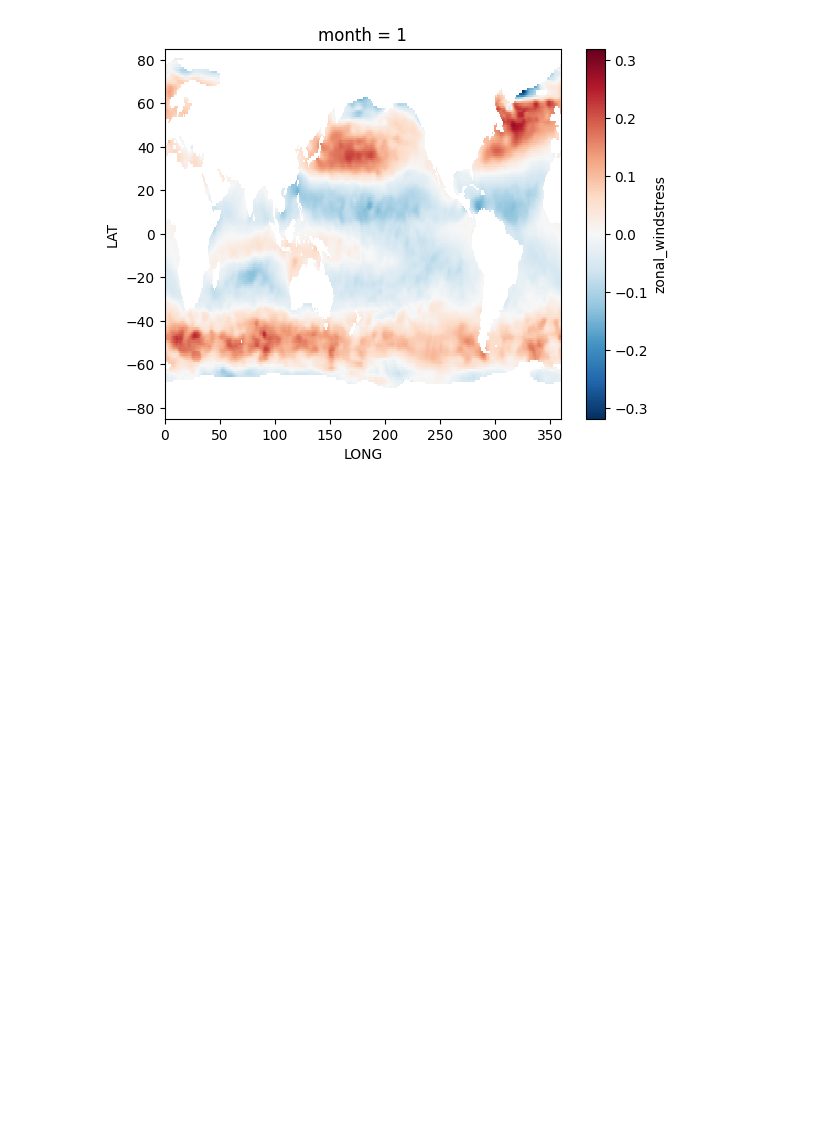
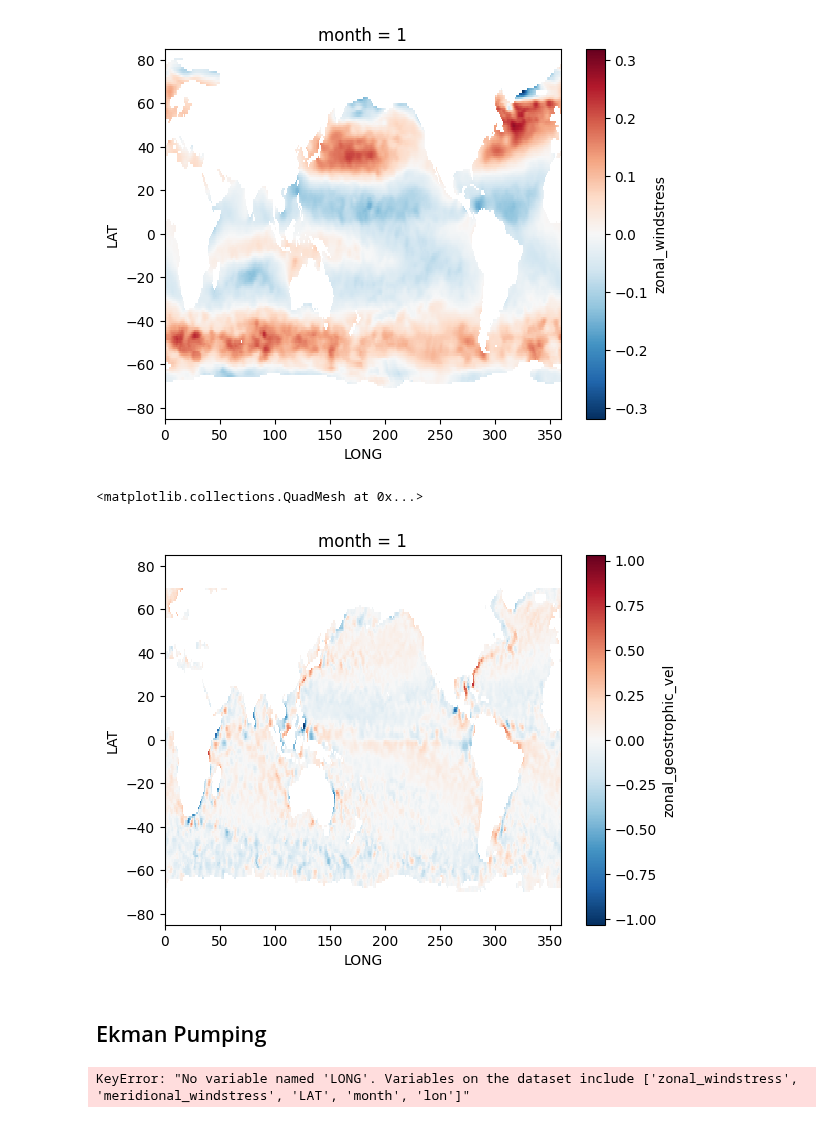
Before and after one commit to JRethemeier/Thermohaline-Circulation, a Jupyter notebook: Assignment7/Assignment7.ipynb, the cells around one changed output. Cells and saved outputs as stored; diff of their text form; code cells hidden in the pictures; blank space fills up the shorter version.

```diff
--- a/Assignment7/Assignment7.ipynb
+++ b/Assignment7/Assignment7.ipynb
@@ -47,3 +55,38 @@ windstress = xr.Dataset(
 # %% [output]
 <matplotlib.collections.QuadMesh at 0x...>
 [figure]
+# %%
+lats = loadmat("./Drifter_climatology.mat").get("lat").T[0]
+lons = loadmat("./Drifter_climatology.mat").get("lon").T[0]
+months = np.arange(1,13)
+geostrophic_velovcity = xr.Dataset(
+    data_vars=dict(
+        zonal_geostrophic_vel=(["LAT","LONG","month"], loadmat("./Drifter_climatology.mat").get("iV_g")),
+        meridional_geostrophic_vel=(["LAT","LONG","month"], loadmat("./Drifter_climatology.mat").get("iU_g")),
+        ),
+    coords=dict(
+        LAT=("LAT", lats),
+        LONG=("LONG", lons),
+        month=("month", months),
+    ),
+).sortby("LONG")
+geostrophic_velovcity.zonal_geostrophic_vel.isel(month=0).plot()
+# %% [output]
+<matplotlib.collections.QuadMesh at 0x...>
+[figure, added]
+# %% [markdown]
+## Ekman Pumping
+# %%
+windstress["lon"] = xr.where(
+    windstress["LONG"]>180, # take all the values, where X is less than zero
+    windstress["LONG"]-360, # if true, add 360
+    windstress["LONG"], # if false take them verbatim
+)
+windstress = (
+    windstress
+    .swap_dims({"LONG": "lon"}) # Make the new values to our dimension
+    .sel(**{"lon":sorted(windstress.lon)}) # make sure to sort them
+    .drop_vars("LONG") # drop the old Dimension
+)
+# %% [output]
+KeyError: "No variable named 'LONG'. Variables on the dataset include ['zonal_windstress', 'meridional_windstress', 'LAT', 'month', 'lon']"
```
Also changed, not shown: parts of 26 cells of this notebook, 1 other file.
